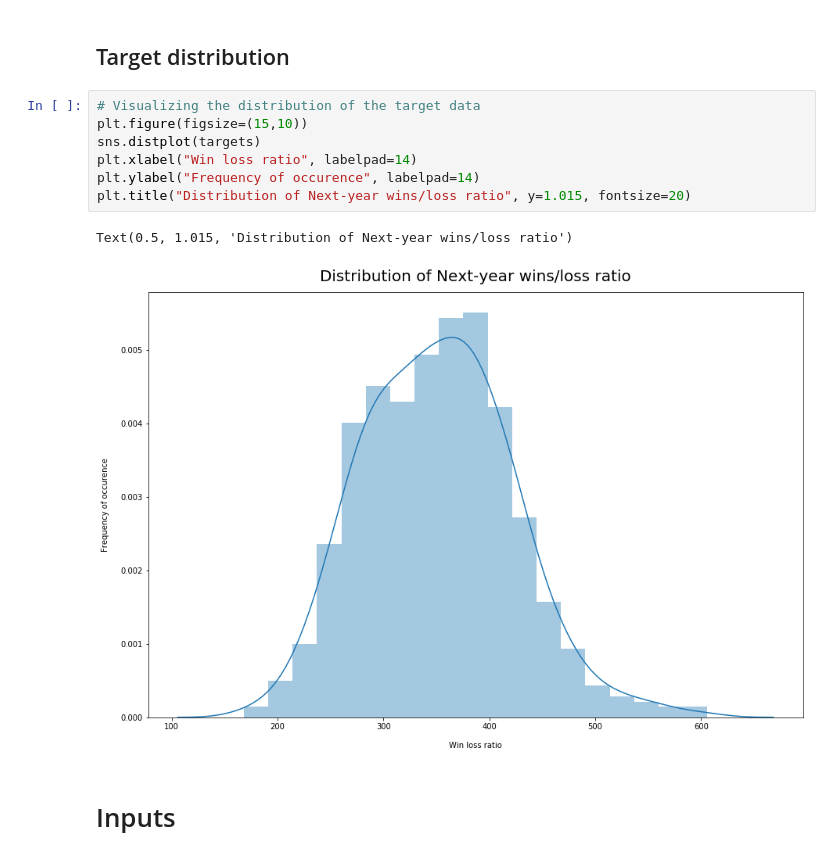
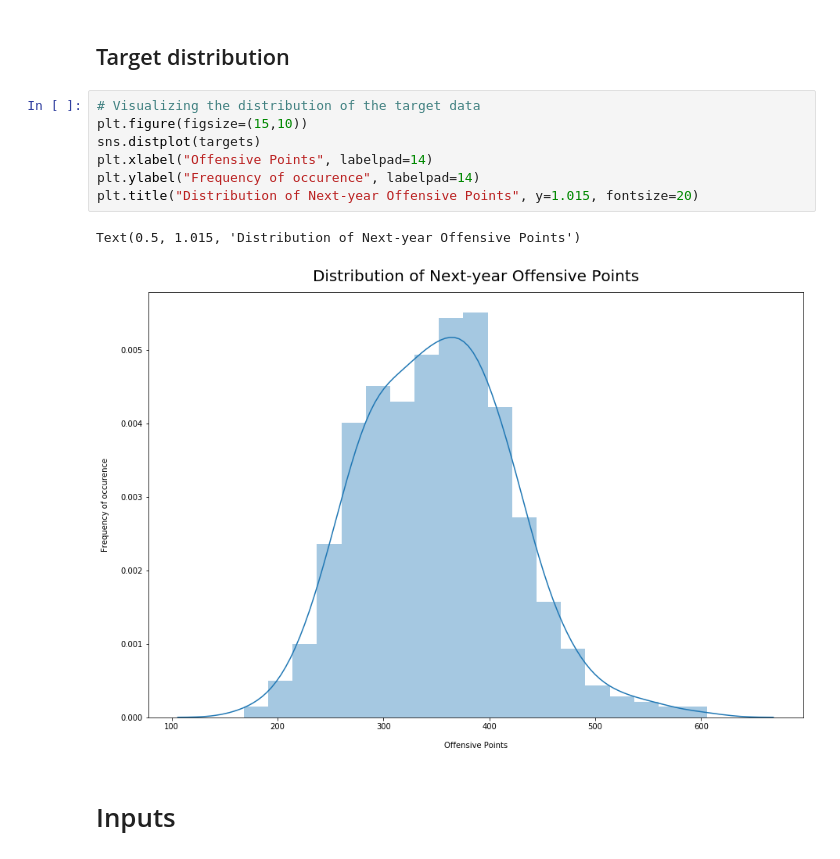
Before and after one commit to BryanWilsonRU/Final_Project, a Jupyter notebook: notebooks/ML_Models/this_year_predicts_next_year.ipynb, the cells around one changed output. Drawn from its saved outputs; the diff is of its cells as text.

```diff
--- a/notebooks/ML_Models/this_year_predicts_next_year.ipynb
+++ b/notebooks/ML_Models/this_year_predicts_next_year.ipynb
@@ -85,13 +85,13 @@ array([503., 340., 399., 413., 290., 324., 409., 294., 320., 333.])
 # %%
 # Visualizing the distribution of the target data
 plt.figure(figsize=(15,10))
 sns.distplot(targets)
-plt.xlabel("Win loss ratio", labelpad=14)
+plt.xlabel("Offensive Points", labelpad=14)
 plt.ylabel("Frequency of occurence", labelpad=14)
-plt.title("Distribution of Next-year wins/loss ratio", y=1.015, fontsize=20)
+plt.title("Distribution of Next-year Offensive Points", y=1.015, fontsize=20)
 # %% [output]
-Text(0.5, 1.015, 'Distribution of Next-year wins/loss ratio')
+Text(0.5, 1.015, 'Distribution of Next-year Offensive Points')
-[figure, old version]
+[figure, new version]
 # %% [markdown]
 # Inputs
 # %%
```
Also changed, not shown: parts of 12 cells of this notebook.
